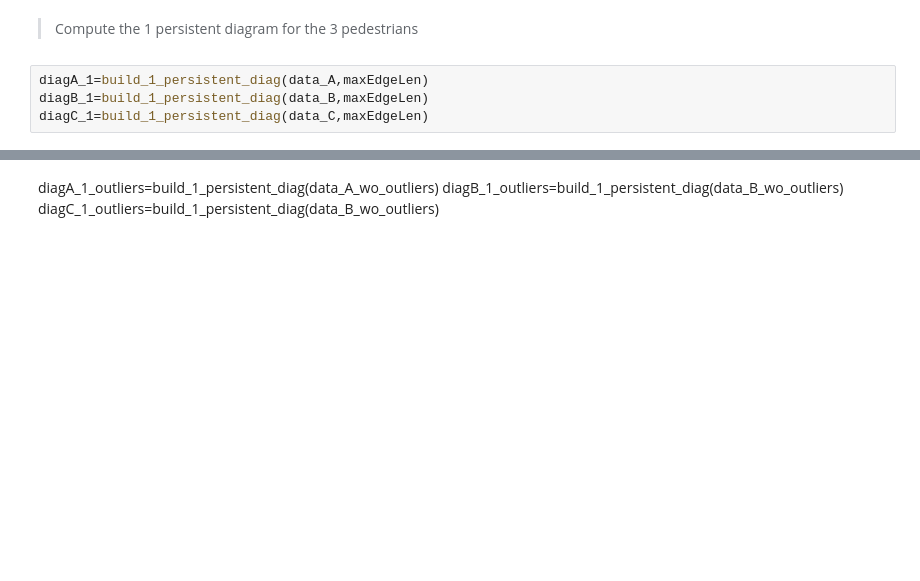
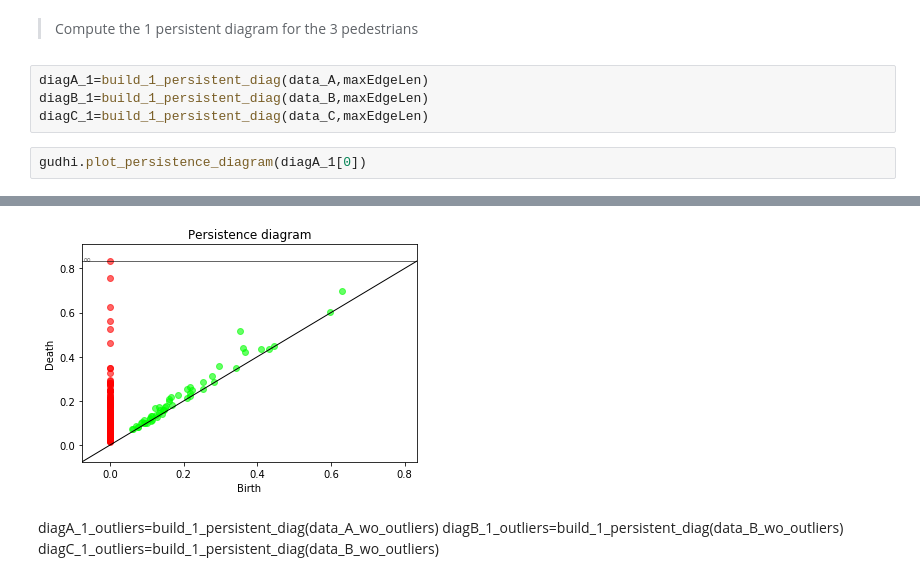
Before and after one commit to melisandeteng/PersistentHomology, a Jupyter notebook: dataSmartphoneProject.ipynb, the cells around one changed output, grey strips where cells are left out. Cells and saved outputs as stored; diff of their text form; blank space fills up the shorter version.

```diff
--- a/dataSmartphoneProject.ipynb
+++ b/dataSmartphoneProject.ipynb
@@ -225,3 +207,6 @@ def build_1_persistent_diag(dataset, maxEdgeLen=500):
 diagA_1=build_1_persistent_diag(data_A,maxEdgeLen)
 diagB_1=build_1_persistent_diag(data_B,maxEdgeLen)
 diagC_1=build_1_persistent_diag(data_C,maxEdgeLen)
+# %%
+gudhi.plot_persistence_diagram(diagA_1[0])
+# %% [output]
@@ -228,3 +214,4 @@ diagC_1=build_1_persistent_diag(data_C,maxEdgeLen)
+[figure, added]
 # %% [markdown]
 diagA_1_outliers=build_1_persistent_diag(data_A_wo_outliers)
 diagB_1_outliers=build_1_persistent_diag(data_B_wo_outliers)
```
Also changed, not shown: parts of 16 cells of this notebook.
